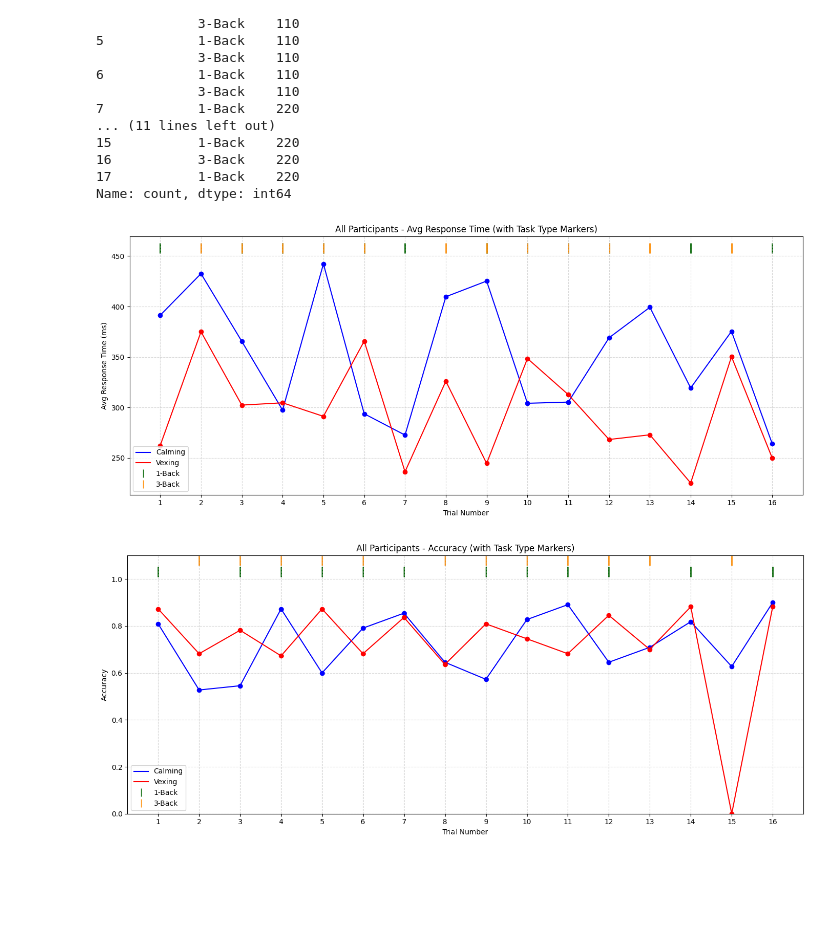
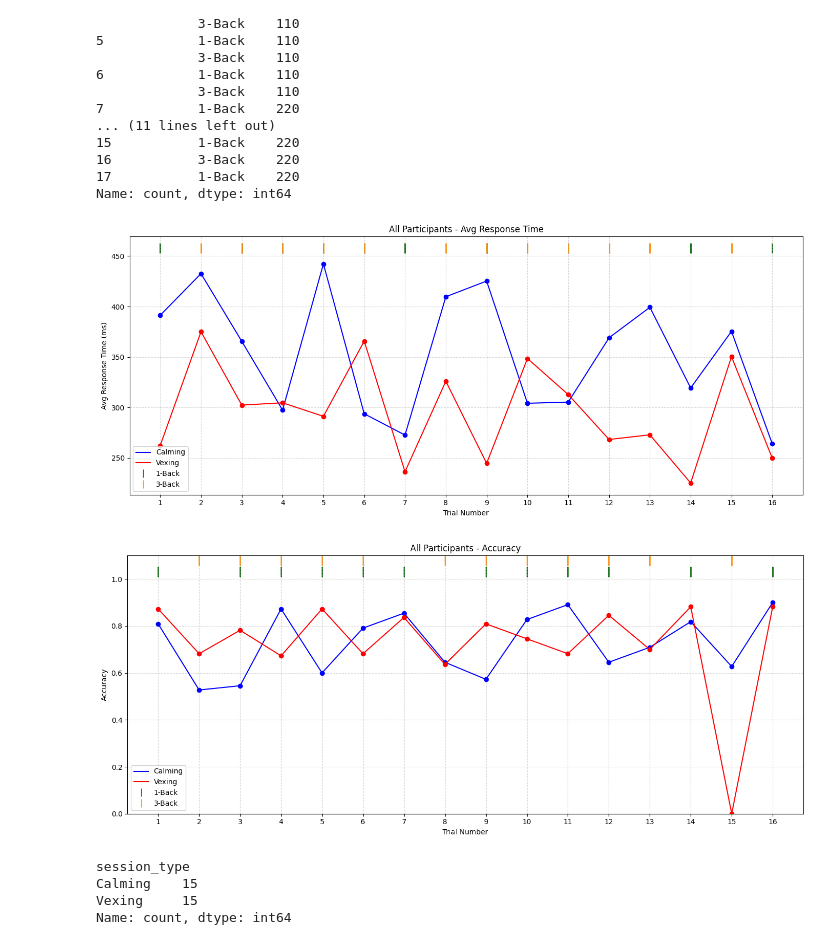
Before and after one commit to tejassmani/memory-music, a Jupyter notebook: data/Behavioral_data/Untitled.ipynb, the cells around one changed output. Drawn from its saved outputs; the diff is of its cells as text; code cells hidden in the pictures; blank space fills up the shorter version.

```diff
--- a/data/Behavioral_data/Untitled.ipynb
+++ b/data/Behavioral_data/Untitled.ipynb
@@ -686,43 +686,43 @@ ax.plot(pivot_rt_all.index, pivot_rt_all["Calming"], label="Calming", color="blu
 ax.plot(pivot_rt_all.index, pivot_rt_all["Vexing"], label="Vexing", color="red", marker="o")
 annotate_task_markers(ax, nback_counts, ypos=ax.get_ylim()[1] * 1.01)
 
-ax.set_title("All Participants - Avg Response Time (with Task Type Markers)")
+ax.set_title("All Participants - Avg Response Time")
 ax.set_xlabel("Trial Number")
 ax.set_ylabel("Avg Response Time (ms)")
 ax.set_xticks(pivot_rt_all.index)
 ax.grid(True, linestyle="--", alpha=0.5)
 ax.legend(handles=[
     Line2D([0], [0], color="blue", label="Calming"),
     Line2D([0], [0], color="red", label="Vexing"),
     Line2D([0], [0], color="#006400", marker="|", markersize=12, linestyle="None", label="1-Back"),
     Line2D([0], [0], color="#FF8C00", marker="|", markersize=12, linestyle="None", label="3-Back")
 ])
 plt.tight_layout()
 plt.show()
 
 # Plot: Accuracy with top-row annotation
 fig, ax = plt.subplots(figsize=(14, 6))
 ax.plot(pivot_acc_all.index, pivot_acc_all["Calming"], label="Calming", color="blue", marker="o")
 ax.plot(pivot_acc_all.index, pivot_acc_all["Vexing"], label="Vexing", color="red", marker="o")
 annotate_task_markers(ax, nback_counts, ypos=1.03)
 
-ax.set_title("All Participants - Accuracy (with Task Type Markers)")
+ax.set_title("All Participants - Accuracy")
 ax.set_xlabel("Trial Number")
 ax.set_ylabel("Accuracy")
 ax.set_ylim(0, 1.1)
 ax.set_xticks(pivot_acc_all.index)
 ax.grid(True, linestyle="--", alpha=0.5)
 ax.legend(handles=[
     Line2D([0], [0], color="blue", label="Calming"),
     Line2D([0], [0], color="red", label="Vexing"),
     Line2D([0], [0], color="#006400", marker="|", markersize=12, linestyle="None", label="1-Back"),
     Line2D([0], [0], color="#FF8C00", marker="|", markersize=12, linestyle="None", label="3-Back")
 ])
 plt.tight_layout()
 plt.show()
 # %% [output]
-[figure, old version]
+[figure, new version]
-[figure, old version]
+[figure, new version]
 # %%
 # Use correct column names to compute aggregated statistics
 agg_accuracy = (
@@ -745,0 +757,9 @@ agg_response.to_csv(agg_response_path, index=False)
+# %%
+acc_counts = agg_accuracy["session_type"].value_counts()
+resp_counts = agg_response["session_type"].value_counts()
+resp_counts
+# %% [output]
+session_type
+Calming    15
+Vexing     15
+Name: count, dtype: int64
```
Also changed, not shown: parts of 3 cells of this notebook, 9 other files.
